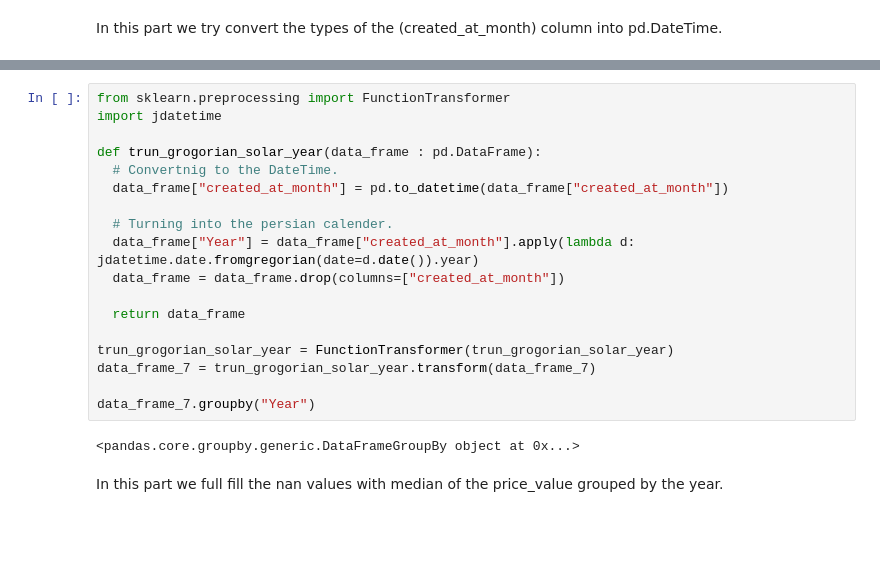
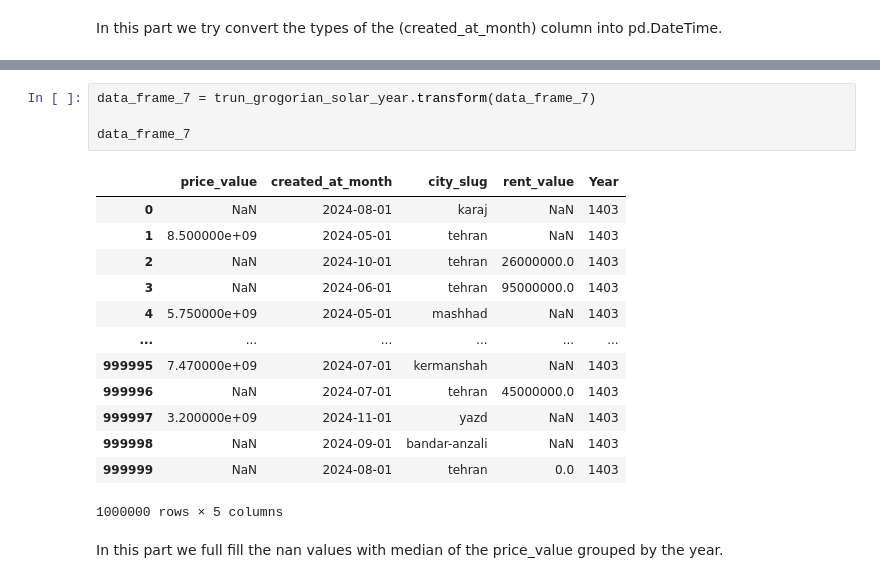
Before and after one commit to AmirrezaNasiri85/Artificial-Inteligance-Boot-Camp, a Jupyter notebook: ProjectOne.ipynb, the cells around one changed output, grey strips where cells are left out. Cells and saved outputs as stored; diff of their text form; blank space fills up the shorter version.

```diff
--- a/ProjectOne.ipynb
+++ b/ProjectOne.ipynb
@@ -214,23 +266,21 @@ Requirement already satisfied: jalali-core>=1.0 in /usr/local/lib/python3.13/dis
-# %%
-from sklearn.preprocessing import FunctionTransformer
-import jdatetime
-
-def trun_grogorian_solar_year(data_frame : pd.DataFrame):
-  # Convertnig to the DateTime.
-  data_frame["created_at_month"] = pd.to_datetime(data_frame["created_at_month"])
-
-  # Turning into the persian calender.
-  data_frame["Year"] = data_frame["created_at_month"].apply(lambda d: jdatetime.date.fromgregorian(date=d.date()).year)
-  data_frame = data_frame.drop(columns=["created_at_month"])
-
-  return data_frame
-
-trun_grogorian_solar_year = FunctionTransformer(trun_grogorian_solar_year)
-data_frame_7 = trun_grogorian_solar_year.transform(data_frame_7)
-
-data_frame_7.groupby("Year")
-# %% [output]
-<pandas.core.groupby.generic.DataFrameGroupBy object at 0x...>
+# %%
+data_frame_7 = trun_grogorian_solar_year.transform(data_frame_7)
+
+data_frame_7
+# %% [output]
+|  | price_value | created_at_month | city_slug | rent_value | Year |
+| 0 | NaN | 2024-08-01 | karaj | NaN | 1403 |
+| 1 | 8.500000e+09 | 2024-05-01 | tehran | NaN | 1403 |
+| 2 | NaN | 2024-10-01 | tehran | 26000000.0 | 1403 |
+| 3 | NaN | 2024-06-01 | tehran | 95000000.0 | 1403 |
+| 4 | 5.750000e+09 | 2024-05-01 | mashhad | NaN | 1403 |
+| ... | ... | ... | ... | ... | ... |
+| 999995 | 7.470000e+09 | 2024-07-01 | kermanshah | NaN | 1403 |
+| 999996 | NaN | 2024-07-01 | tehran | 45000000.0 | 1403 |
+| 999997 | 3.200000e+09 | 2024-11-01 | yazd | NaN | 1403 |
+| 999998 | NaN | 2024-09-01 | bandar-anzali | NaN | 1403 |
+| 999999 | NaN | 2024-08-01 | tehran | 0.0 | 1403 |
+1000000 rows × 5 columns
 # %% [markdown]
 In this part we full fill the nan values with median of the price_value grouped by the year.
 # %%
```
Also changed, not shown: parts of 21 cells of this notebook.
